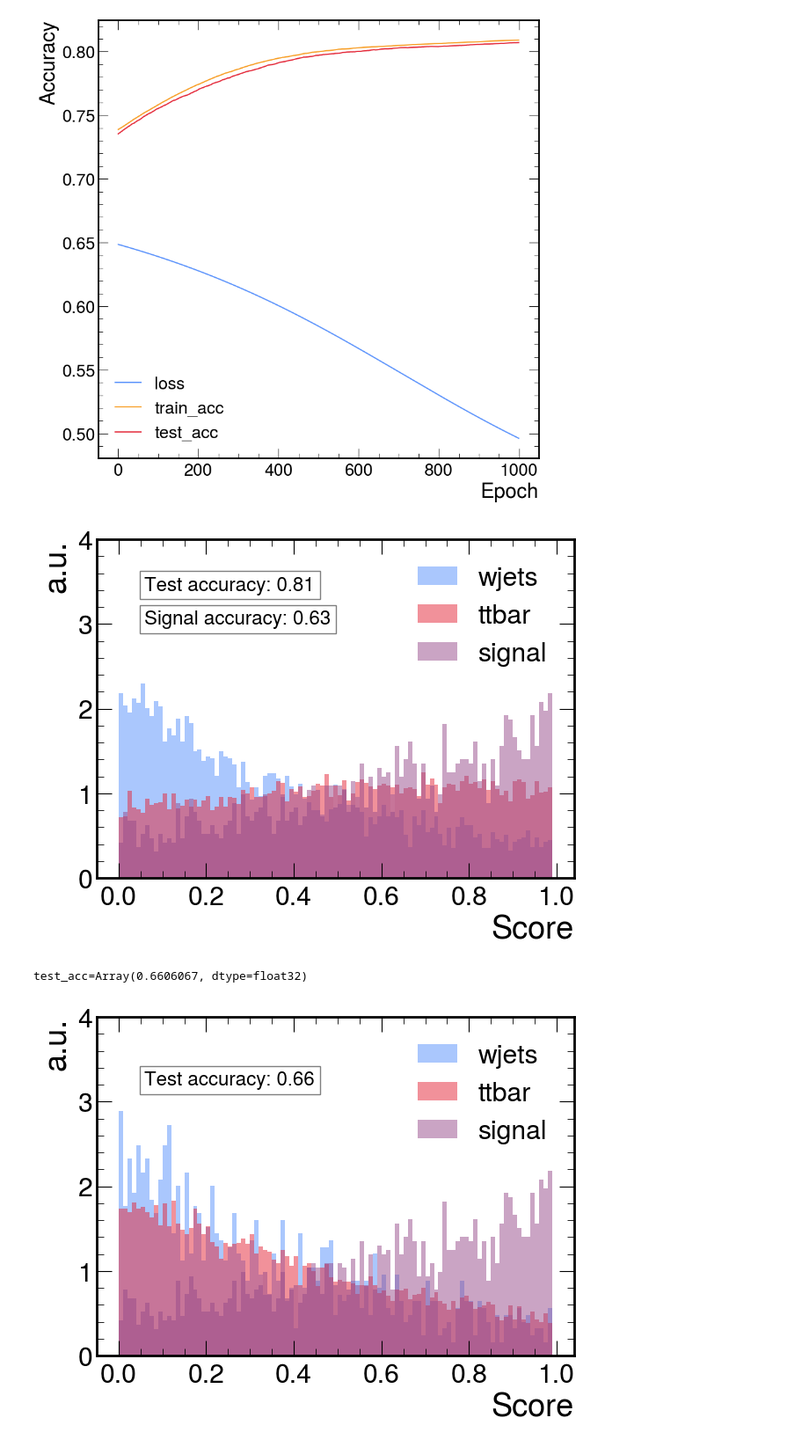
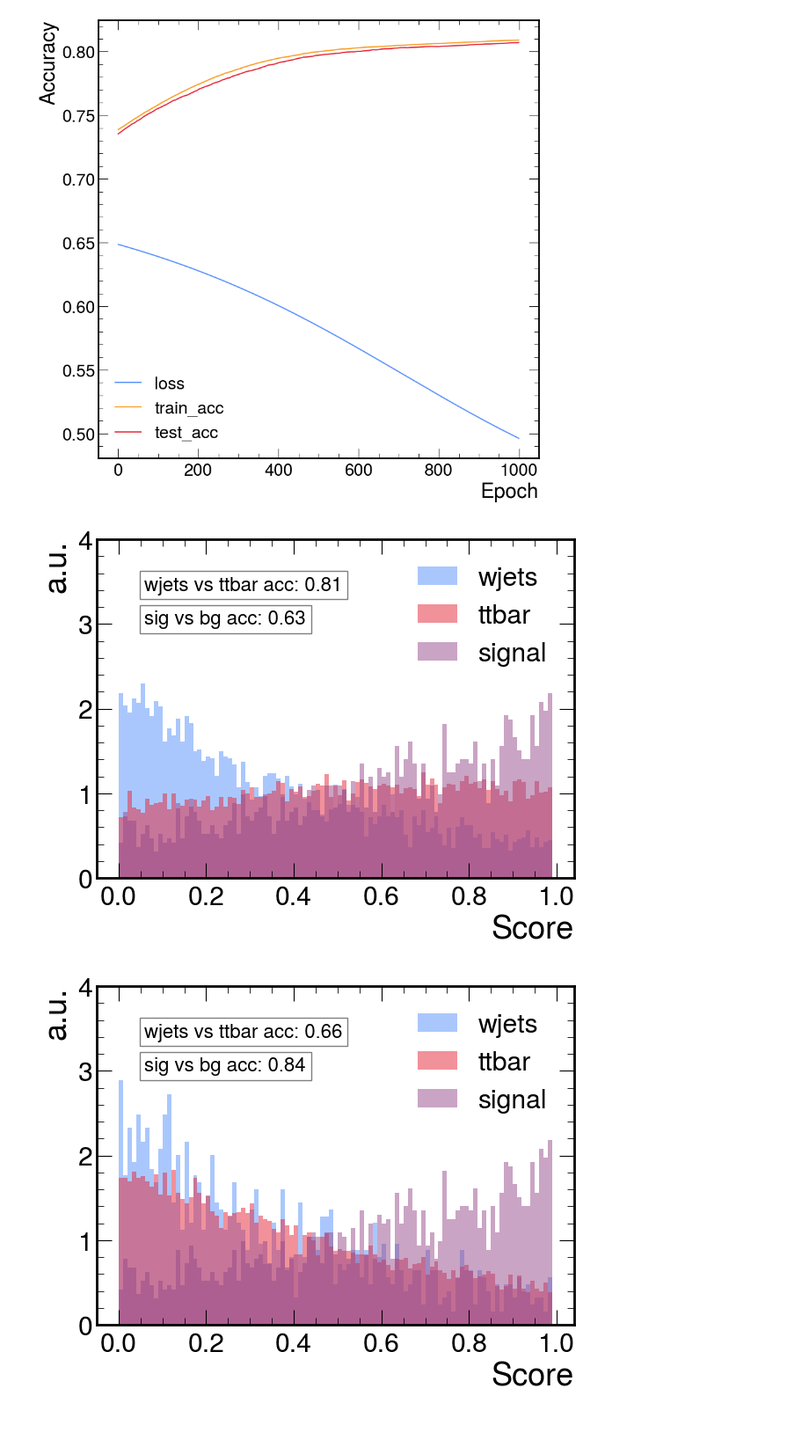
Before and after one commit to ligerlac/z-prime-ttbar-gradients, a Jupyter notebook: train-model-jax.ipynb, the cells around one changed output. Shown: that part at 88% size. Drawn from its saved outputs; the diff is of its cells as text; code cells hidden in the pictures.

```diff
--- a/train-model-jax.ipynb
+++ b/train-model-jax.ipynb
@@ -511,11 +511,11 @@ plt.xlabel("Score")
 plt.ylabel("a.u.")
 plt.gca().set_ylim(0, 4)
 plt.legend()
-plt.text(0.1, 0.85, f"Test accuracy: {test_acc:.2f}", transform=plt.gca().transAxes, fontsize=16, bbox=dict(facecolor='white', alpha=0.5))
-plt.text(0.1, 0.75, f"Signal accuracy: {signal_acc:.2f}", transform=plt.gca().transAxes, fontsize=16, bbox=dict(facecolor='white', alpha=0.5))
+plt.text(0.1, 0.85, f"wjets vs ttbar acc: {test_acc:.2f}", transform=plt.gca().transAxes, fontsize=16, bbox=dict(facecolor='white', alpha=0.5))
+plt.text(0.1, 0.75, f"sig vs bg acc: {signal_acc:.2f}", transform=plt.gca().transAxes, fontsize=16, bbox=dict(facecolor='white', alpha=0.5))
 plt.show()
 # %% [output]
-[figure, old version]
+[figure, new version]
 # %%
 params = load_model_pickle("model-after-optimization.pkl")
 wjets_score = forward(params, X_test[y_test==0])
@@ -537,33 +537,33 @@ plt.hist(
     label="wjets",
     color=process_color_dict["wjets"],
     alpha=0.5,
     density=True,
 )
 plt.hist(
     ttbar_score,
     bins=bins,
     label="ttbar",
     color=process_color_dict["ttbar"],
     alpha=0.5,
     density=True,
 )
 plt.hist(
     signal_score,
     # bins=np.arange(0, 1, 0.01),
     # alpha=0.5,
     bins=bins,
     label="signal",
     color=process_color_dict["signal"],
     alpha=0.5,
     density=True,
 )
 plt.xlabel("Score")
 plt.ylabel("a.u.")
 # set ylim
 plt.gca().set_ylim(0, 4)
 plt.legend()
-plt.text(0.1, 0.8, f"Test accuracy: {test_acc:.2f}", transform=plt.gca().transAxes, fontsize=16, bbox=dict(facecolor='white', alpha=0.5))
+plt.text(0.1, 0.85, f"wjets vs ttbar acc: {test_acc:.2f}", transform=plt.gca().transAxes, fontsize=16, bbox=dict(facecolor='white', alpha=0.5))
+plt.text(0.1, 0.75, f"sig vs bg acc: {signal_acc:.2f}", transform=plt.gca().transAxes, fontsize=16, bbox=dict(facecolor='white', alpha=0.5))
 plt.show()
 # %% [output]
-test_acc=Array(0.6606067, dtype=float32)
-[figure, old version]
+[figure, new version]
```
